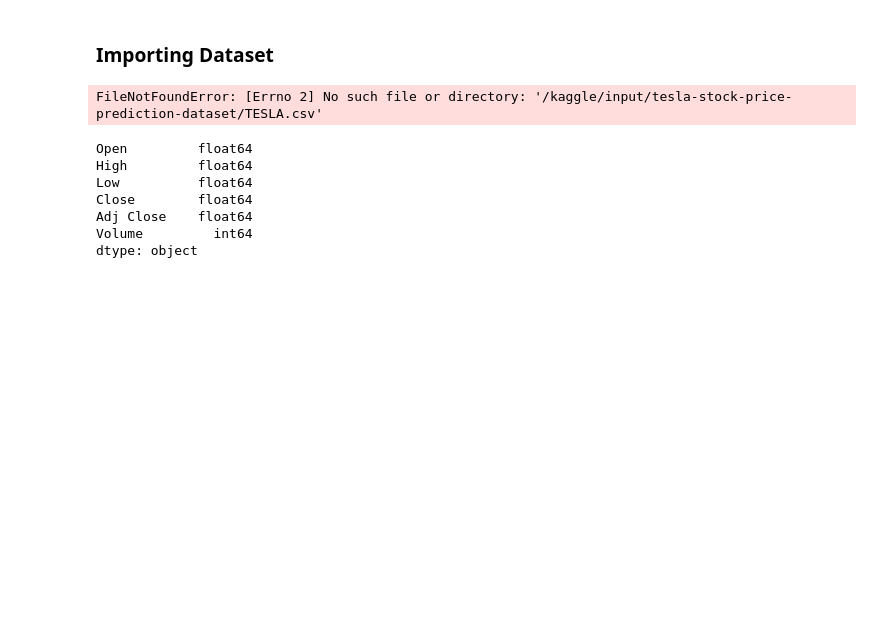
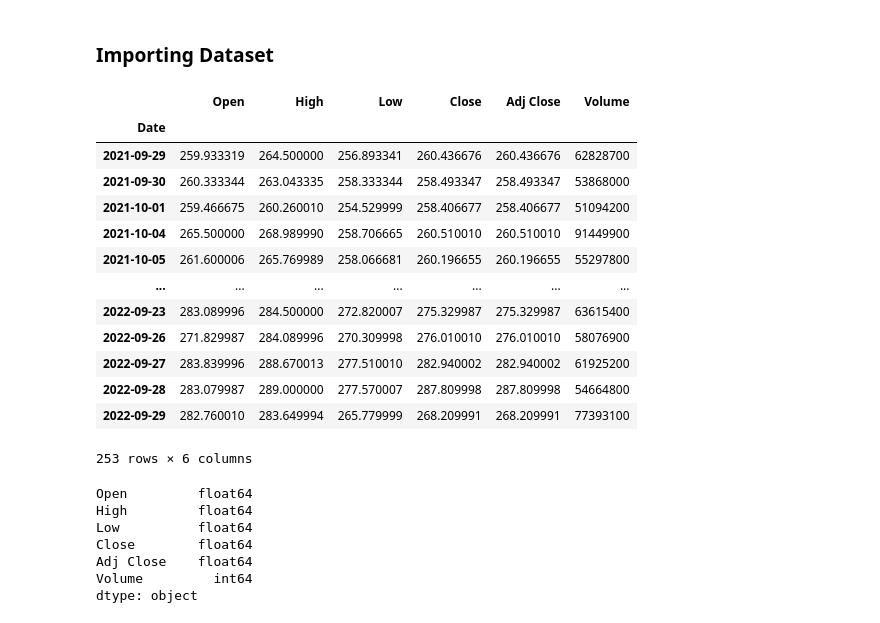
Before and after one commit to kivaimuinde/tesla, a Jupyter notebook: tesla.ipynb, the cells around one changed output. Drawn from its saved outputs; the diff is of its cells as text; code cells hidden in the pictures; blank space fills up the shorter version.

```diff
--- a/tesla.ipynb
+++ b/tesla.ipynb
@@ -11,10 +11,24 @@ from math import sqrt
 # %% [markdown]
 ### Importing Dataset
 # %%
-df = pd.read_csv("/kaggle/input/tesla-stock-price-prediction-dataset/TESLA.csv",index_col=['Date'], parse_dates=['Date'])
+#df = pd.read_csv("/kaggle/input/tesla-stock-price-prediction-dataset/TESLA.csv",index_col=['Date'], parse_dates=['Date'])
+df = pd.read_csv("TESLA.csv",index_col=['Date'], parse_dates=['Date'])
 df
 # %% [output]
+|  | Open | High | Low | Close | Adj Close | Volume |
+| Date |  |  |  |  |  |  |
+| 2021-09-29 | 259.933319 | 264.500000 | 256.893341 | 260.436676 | 260.436676 | 62828700 |
+| 2021-09-30 | 260.333344 | 263.043335 | 258.333344 | 258.493347 | 258.493347 | 53868000 |
+| 2021-10-01 | 259.466675 | 260.260010 | 254.529999 | 258.406677 | 258.406677 | 51094200 |
+| 2021-10-04 | 265.500000 | 268.989990 | 258.706665 | 260.510010 | 260.510010 | 91449900 |
+| 2021-10-05 | 261.600006 | 265.769989 | 258.066681 | 260.196655 | 260.196655 | 55297800 |
+| ... | ... | ... | ... | ... | ... | ... |
+| 2022-09-23 | 283.089996 | 284.500000 | 272.820007 | 275.329987 | 275.329987 | 63615400 |
+| 2022-09-26 | 271.829987 | 284.089996 | 270.309998 | 276.010010 | 276.010010 | 58076900 |
+| 2022-09-27 | 283.839996 | 288.670013 | 277.510010 | 282.940002 | 282.940002 | 61925200 |
+| 2022-09-28 | 283.079987 | 289.000000 | 277.570007 | 287.809998 | 287.809998 | 54664800 |
+| 2022-09-29 | 282.760010 | 283.649994 | 265.779999 | 268.209991 | 268.209991 | 77393100 |
-FileNotFoundError: [Errno 2] No such file or directory: '/kaggle/input/tesla-stock-price-prediction-dataset/TESLA.csv'
+253 rows × 6 columns
 # %%
 df.dtypes
 # %% [output]
```
